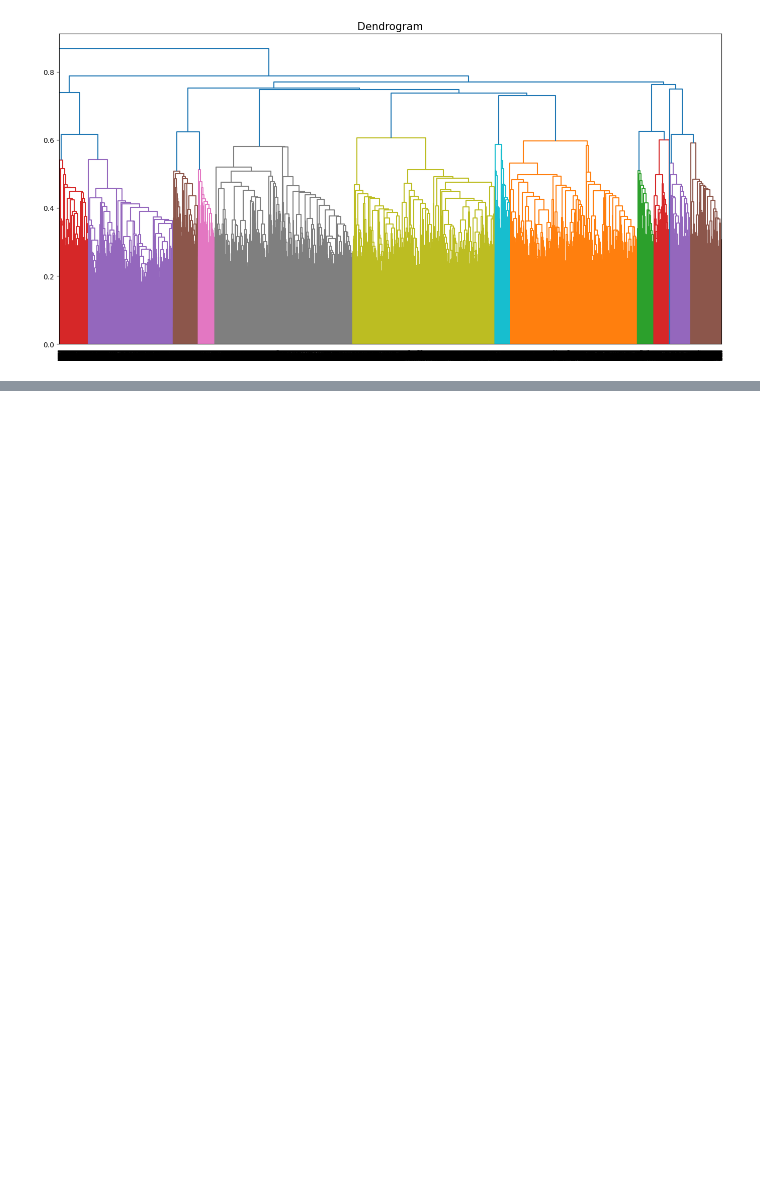
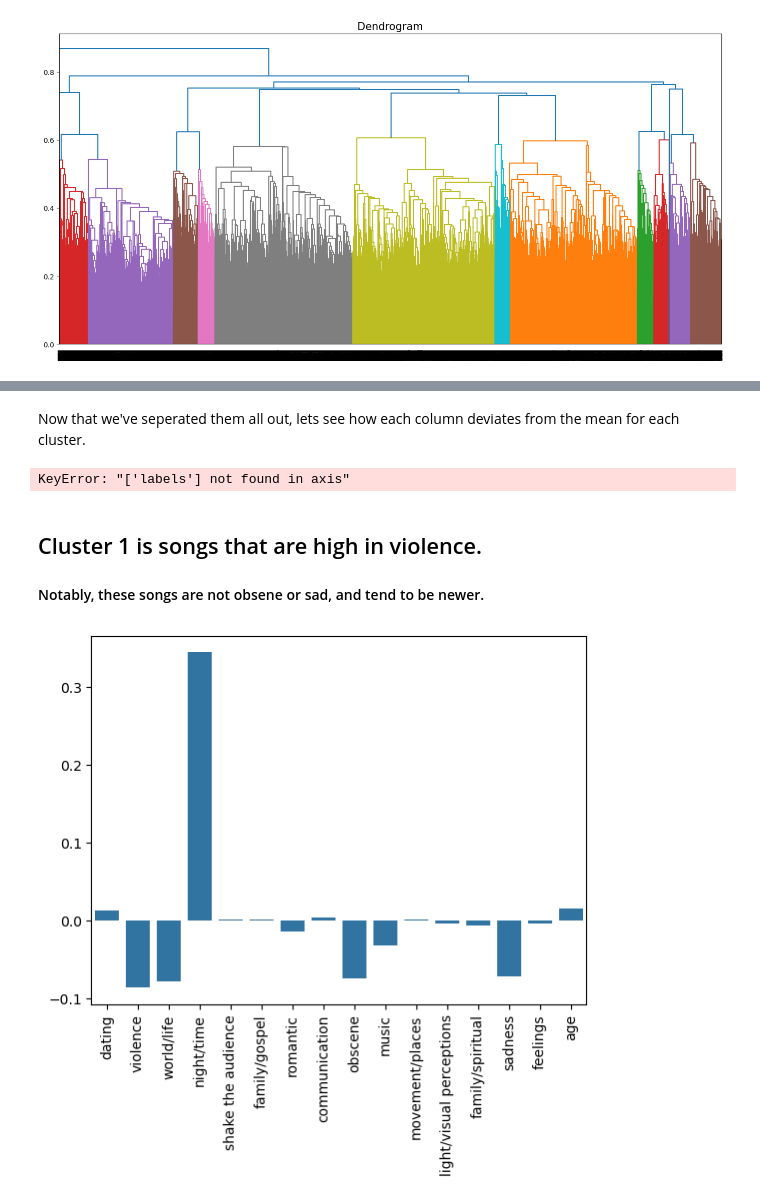
Before and after one commit to theslater11/MusicRecommendation, a Jupyter notebook: Models/Heirarchal.ipynb, the cells around one changed output, grey strips where cells are left out. Saved outputs shown, nothing was run; the diff lists cells and outputs as text; code cells hidden in the pictures; blank space fills up the shorter version.

Commit message:
big updates, saving labels

```diff
--- a/Models/Heirarchal.ipynb
+++ b/Models/Heirarchal.ipynb
@@ -94,8 +89,0 @@ Name: count, Length: 28354, dtype: int64
-# %%
-agc = AgglomerativeClustering(n_clusters = 7, metric = 'euclidean', linkage = 'average')
-# TODO: fit and predict your labels using your `X1` dataset
-
-ward_labels = agc.fit_predict(X1)
-data['labels'] = ward_labels
-ward_clusters = data.groupby('labels')
-ward_clusters
@@ -115,0 +92,12 @@ ward_clusters
+# %%
+#isolate each cluster for evaluation
+cluster1 = data[data['labels'] == 0]
+cluster2 = data[data['labels'] == 1]
+cluster3 = data[data['labels'] == 2]
+cluster4 = data[data['labels'] == 3]
+cluster5 = data[data['labels'] == 4]
+cluster6 = data[data['labels'] == 5]
+cluster7 = data[data['labels'] == 6]
+cluster8 = data[data['labels'] == 7]
+cluster9 = data[data['labels'] == 8]
+cluster10 = data[data['labels'] == 9]
@@ -115,0 +117,28 @@ ward_clusters
+# %% [markdown]
+Now that we've seperated them all out, lets see how each column deviates from the mean for each cluster.
+# %%
+#save the label data and than drop labels in data because we already seperated by labels
+label_data = data
+label_data.to_csv('/Users/sa12/Documents/Repositories/MusicReccomendation/MusicRecommendation/Data/HC_labels')
+data = data.drop(columns='labels')
+#same for cluster1
+cluster1 = cluster1.drop(columns='labels')
+#distance from mean
+c1 = cluster1.mean() - data.mean()
+sns.barplot(c1)
+plt.xticks(rotation=90)
+plt.show()
+# %% [output]
+KeyError: "['labels'] not found in axis"
+# %% [markdown]
+## Cluster 1 is songs that are high in violence.
+
+#### Notably, these songs are not obsene or sad, and tend to be newer.
+# %%
+cluster2 = cluster2.drop(columns='labels')
+c2 = cluster2.mean() - data.mean()
+sns.barplot(c2)
+plt.xticks(rotation=90)
+plt.show()
+# %% [output]
+[figure, added]
```
Also changed, not shown: parts of 32 cells of this notebook, 4 other files.
